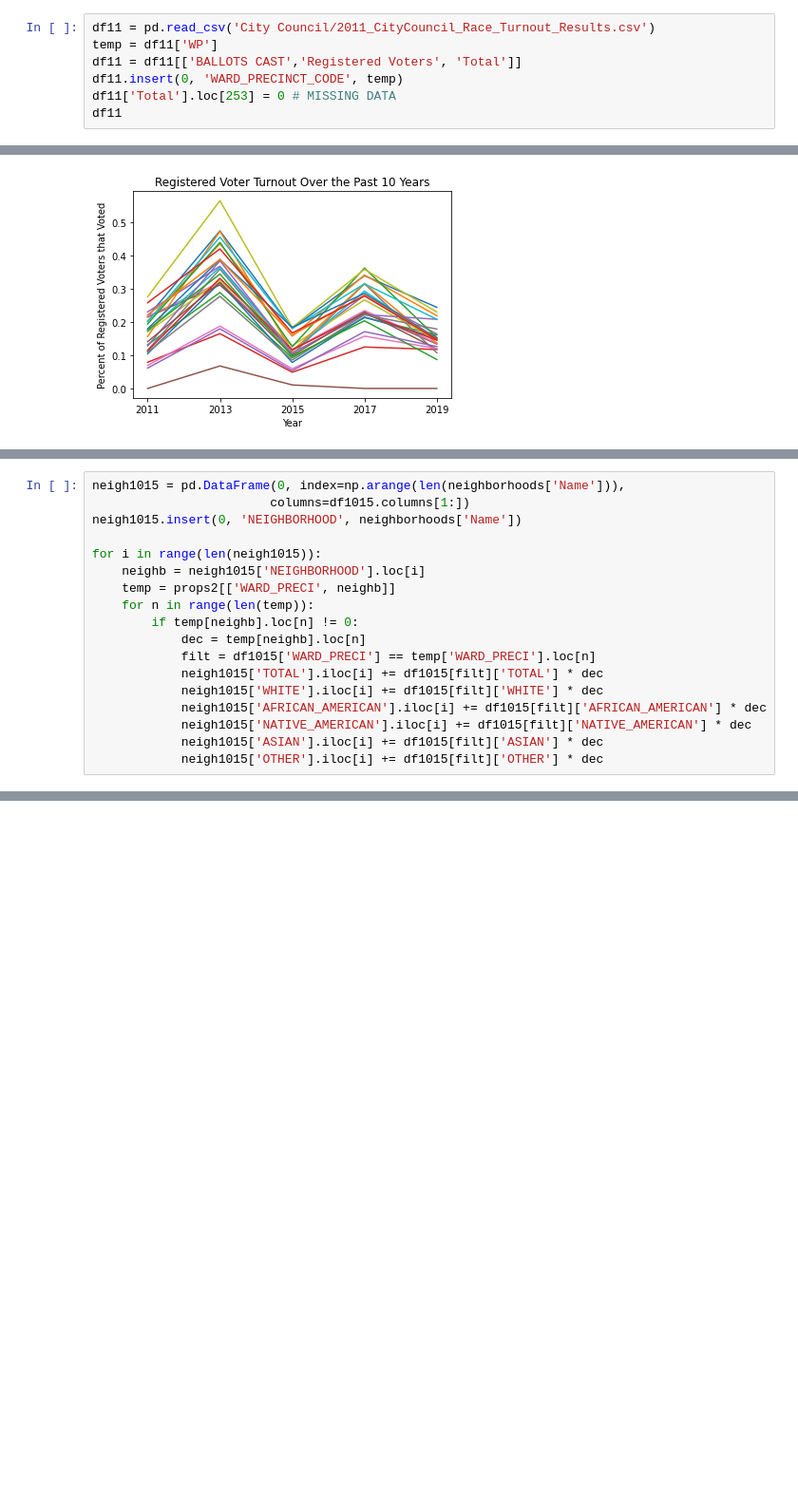
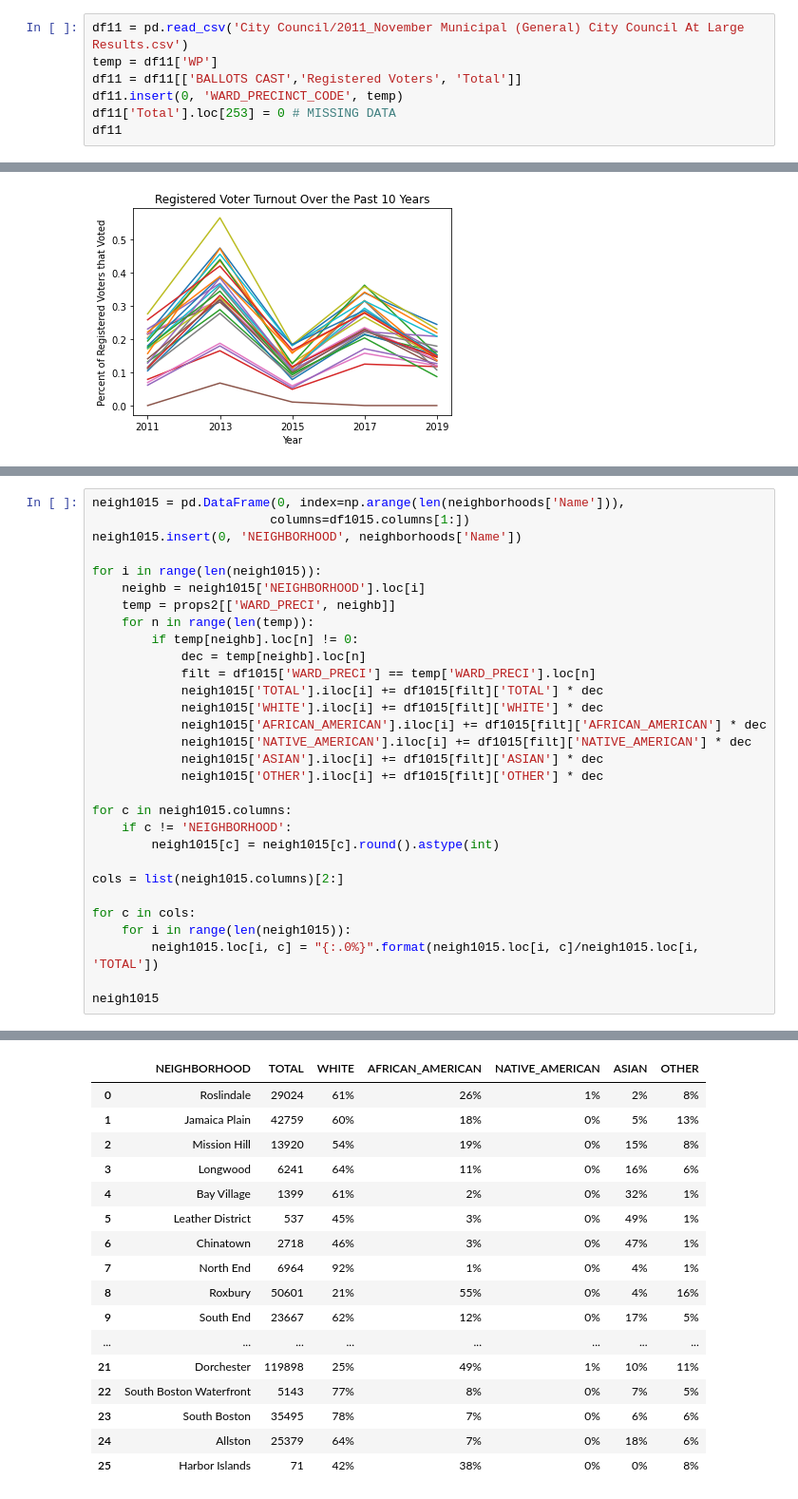
Before and after one commit to yagevlevi/BaystateBanner_Spark, a Jupyter notebook: Voting Patterns/Precincts_To_Neighborhoods.ipynb, the cells around one changed output, grey strips where cells are left out. Shown at 95% size. Drawn from its saved outputs; the diff is of its cells as text; blank space fills up the shorter version.

Commit message:
Mapped 2015-2019 5 year estimates to neighborhoods and created CSVs

```diff
--- a/Voting Patterns/Precincts_To_Neighborhoods.ipynb
+++ b/Voting Patterns/Precincts_To_Neighborhoods.ipynb
@@ -204,7 +204,7 @@ df15 = pd.read_csv('City Council/2015_CityCouncil_Race_Turnout_Results.csv')
 df17 = pd.read_csv('City Council/2017_CityCouncil_Race_Turnout_Results.csv')
 df19 = pd.read_csv('City Council/2019_CityCouncil_Race_Turnout_Results.csv')
 # %%
-df11 = pd.read_csv('City Council/2011_CityCouncil_Race_Turnout_Results.csv')
+df11 = pd.read_csv('City Council/2011_November Municipal (General) City Council At Large Results.csv')
 temp = df11['WP']
 df11 = df11[['BALLOTS CAST','Registered Voters', 'Total']]
 df11.insert(0, 'WARD_PRECINCT_CODE', temp)
@@ -791,3 +776,16 @@ for i in range(len(neigh1015)):
             neigh1015['NATIVE_AMERICAN'].iloc[i] += df1015[filt]['NATIVE_AMERICAN'] * dec
             neigh1015['ASIAN'].iloc[i] += df1015[filt]['ASIAN'] * dec
             neigh1015['OTHER'].iloc[i] += df1015[filt]['OTHER'] * dec
+
+for c in neigh1015.columns:
+    if c != 'NEIGHBORHOOD':
+        neigh1015[c] = neigh1015[c].round().astype(int)
+
+cols = list(neigh1015.columns)[2:]
+
+for c in cols:
+    for i in range(len(neigh1015)):
+        neigh1015.loc[i, c] = "{:.0%}".format(neigh1015.loc[i, c]/neigh1015.loc[i, 'TOTAL'])
+
+neigh1015
+# %% [output]
@@ -793,0 +796,17 @@ for i in range(len(neigh1015)):
+|  | NEIGHBORHOOD | TOTAL | WHITE | AFRICAN_AMERICAN | NATIVE_AMERICAN | ASIAN | OTHER |
+| 0 | Roslindale | 29024 | 61% | 26% | 1% | 2% | 8% |
+| 1 | Jamaica Plain | 42759 | 60% | 18% | 0% | 5% | 13% |
+| 2 | Mission Hill | 13920 | 54% | 19% | 0% | 15% | 8% |
+| 3 | Longwood | 6241 | 64% | 11% | 0% | 16% | 6% |
+| 4 | Bay Village | 1399 | 61% | 2% | 0% | 32% | 1% |
+| 5 | Leather District | 537 | 45% | 3% | 0% | 49% | 1% |
+| 6 | Chinatown | 2718 | 46% | 3% | 0% | 47% | 1% |
+| 7 | North End | 6964 | 92% | 1% | 0% | 4% | 1% |
+| 8 | Roxbury | 50601 | 21% | 55% | 0% | 4% | 16% |
+| 9 | South End | 23667 | 62% | 12% | 0% | 17% | 5% |
+| ... | ... | ... | ... | ... | ... | ... | ... |
+| 21 | Dorchester | 119898 | 25% | 49% | 1% | 10% | 11% |
+| 22 | South Boston Waterfront | 5143 | 77% | 8% | 0% | 7% | 5% |
+| 23 | South Boston | 35495 | 78% | 7% | 0% | 6% | 6% |
+| 24 | Allston | 25379 | 64% | 7% | 0% | 18% | 6% |
+| 25 | Harbor Islands | 71 | 42% | 38% | 0% | 0% | 8% |
```
Also changed, not shown: parts of 7 cells of this notebook, 15 other files.
